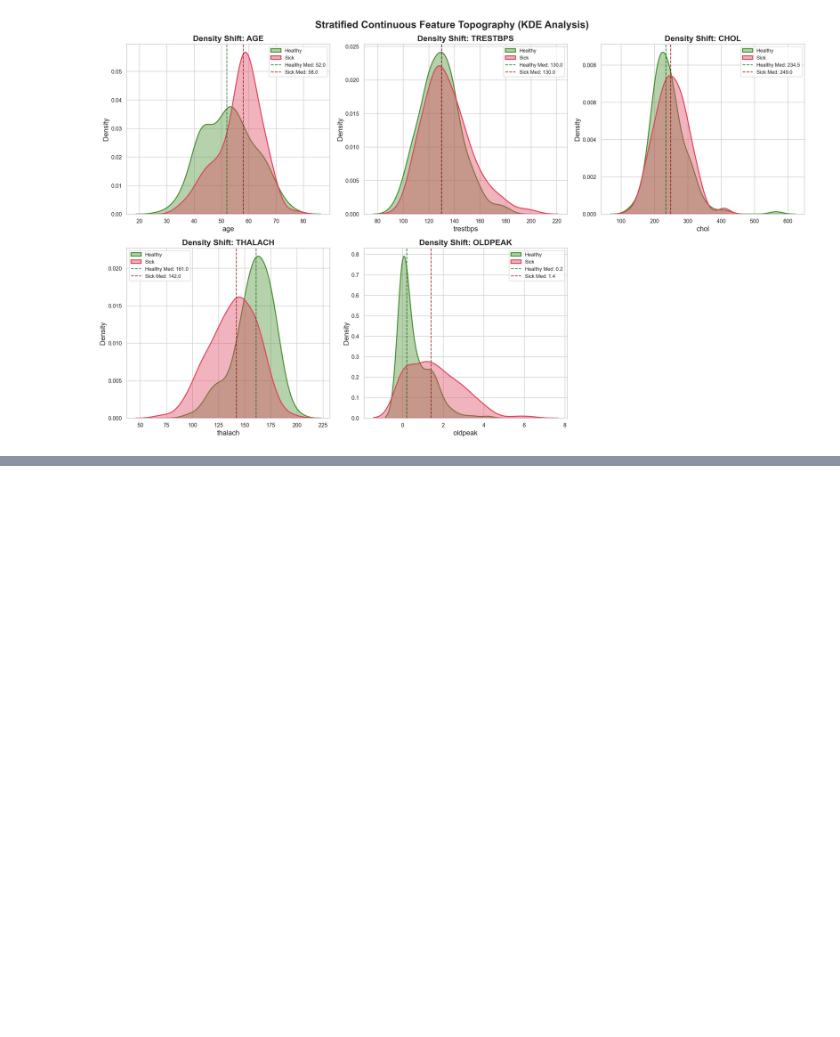
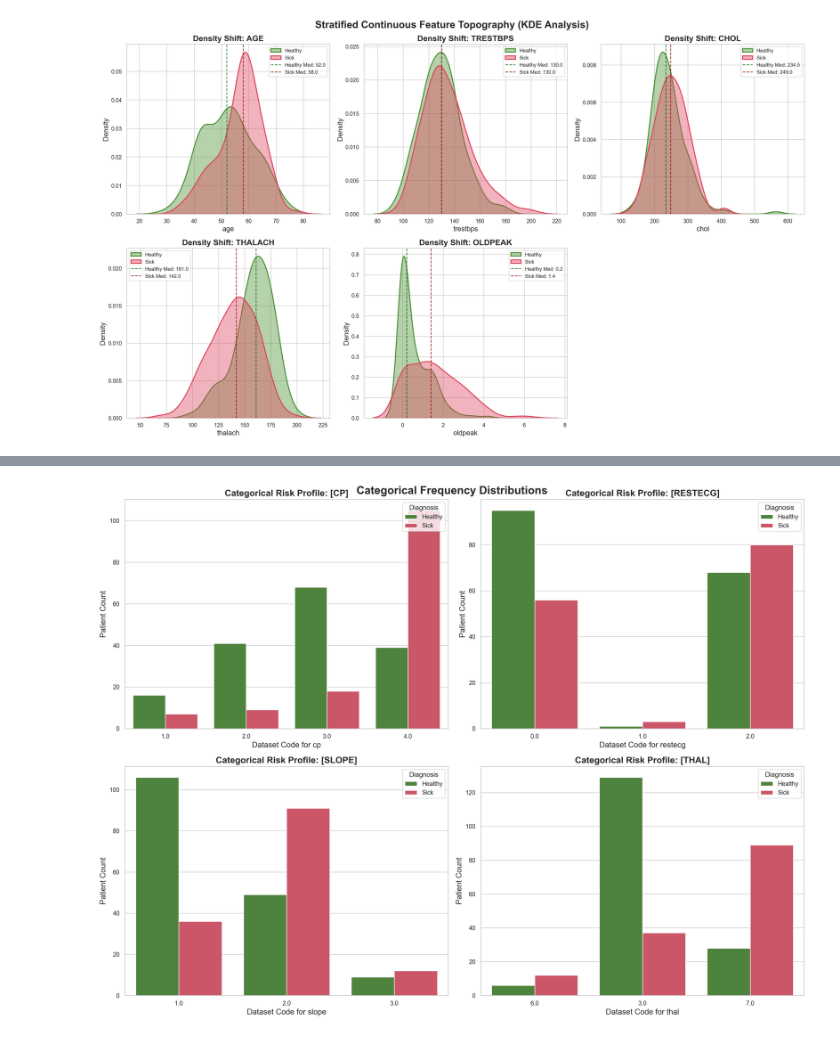
Before and after one commit to zaza25266/heart_disease_project, a Jupyter notebook: notebook/eda.ipynb, the cells around one changed output, grey strips where cells are left out. Drawn from its saved outputs; the diff is of its cells as text; code cells hidden in the pictures; blank space fills up the shorter version.

```diff
--- a/notebook/eda.ipynb
+++ b/notebook/eda.ipynb
@@ -198,0 +233,20 @@ plt.show()
+# %%
+# Discrete Risk Factors & Categorical Layouts
+categorical_features = ["cp", "restecg", "slope", "thal"]
+
+fig, axes = plt.subplots(2, 2, figsize=(18, 14))
+axes = axes.flatten()
+
+for idx, col in enumerate(categorical_features):
+    sns.countplot(data=df, x=col, hue="Status_Label", palette={"Healthy": "#488f31", "Sick": "#de425b"}, ax=axes[idx])
+
+    axes[idx].set_title(f"Categorical Risk Profile: [{col.upper()}]", weight='bold')
+    axes[idx].set_xlabel(f"Dataset Code for {col}")
+    axes[idx].set_ylabel("Patient Count")
+    axes[idx].legend(title="Diagnosis", loc="upper right")
+
+plt.suptitle("Categorical Frequency Distributions", weight='bold', fontsize=20, y=0.96)
+plt.tight_layout()
+plt.show()
+# %% [output]
+[figure, added]
```
Also changed, not shown: parts of 8 cells of this notebook, 2 other files.
